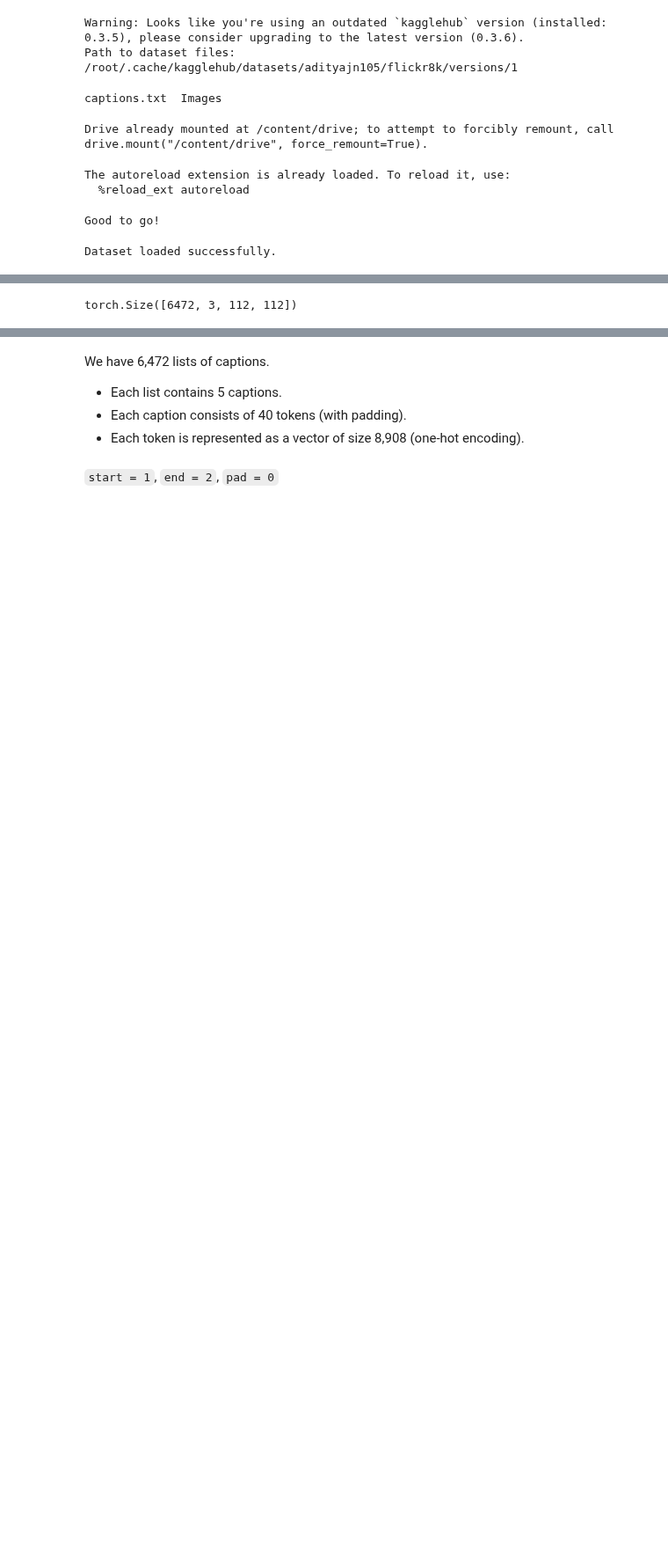
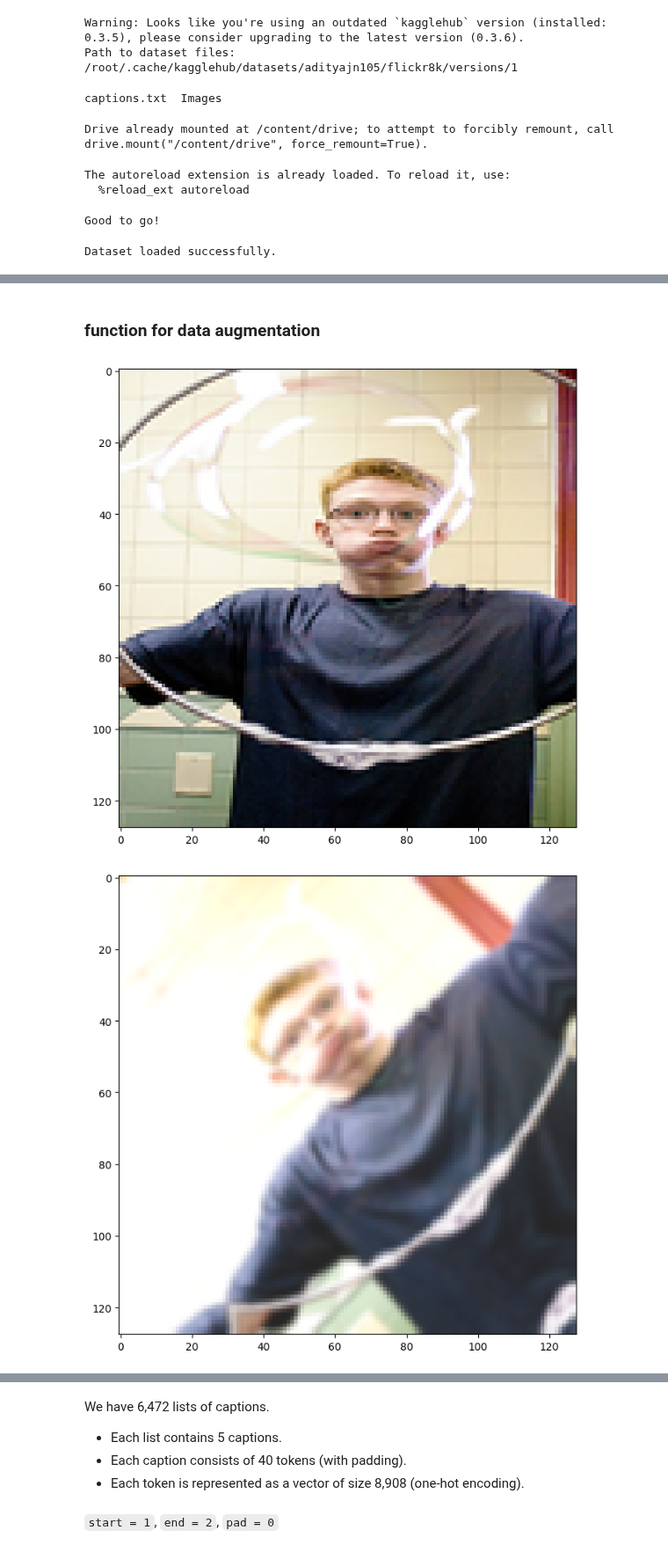
Before and after one commit to mmahdin/CI_CNNProject_Fall2024, a Jupyter notebook: Phase-3/colab/ph3.ipynb, the cells around one changed output, grey strips where cells are left out. Shown at 88% size. Saved outputs shown, nothing was run; the diff lists cells and outputs as text; code cells hidden in the pictures; blank space fills up the shorter version.

```diff
--- a/Phase-3/colab/ph3.ipynb
+++ b/Phase-3/colab/ph3.ipynb
@@ -88,4 +88,11 @@ num_val: 1619
-# %%
-data_dict['train_images'].shape
-# %% [output]
-torch.Size([6472, 3, 112, 112])
+# %% [markdown]
+### function for data augmentation
+# %%
+ag_img = process_images(data_dict['train_images'][0], image_size=image_size, augment=True)
+for i in range(ag_img.shape[0]):
+    img = ag_img[i].permute(1, 2, 0).to(torch.int32)
+    plt.imshow(img)
+    plt.show()
+# %% [output]
+[figure, added]
+[figure, added]
```
Also changed, not shown: parts of 12 cells of this notebook, 2 other files.
